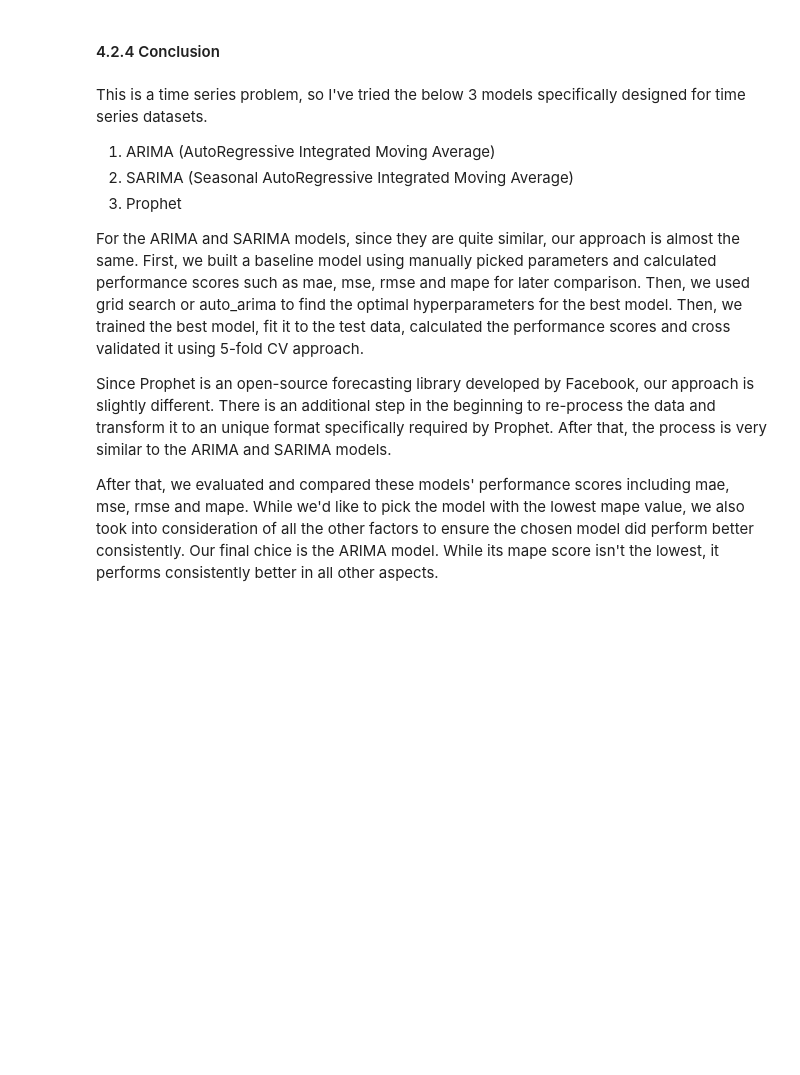
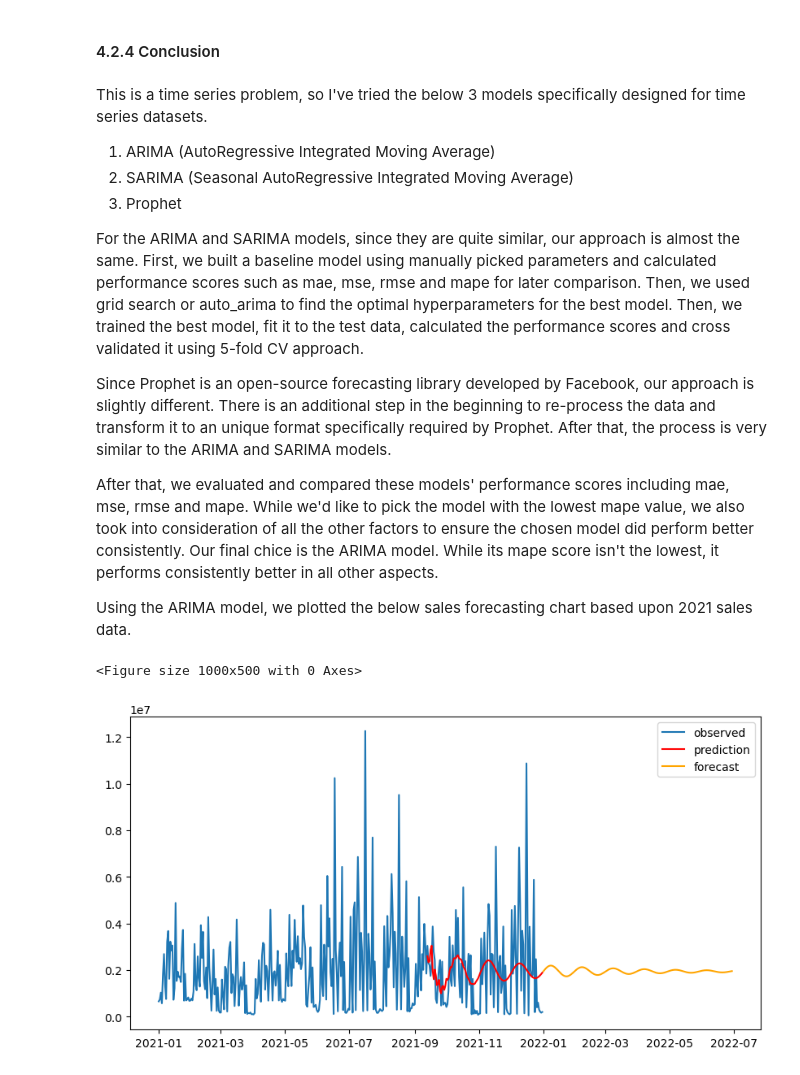
Before and after one commit to Code-charm/DataScienceCapstone2, a Jupyter notebook: Capstone3_Preprocessing And Modeling.ipynb, the cells around one changed output. Saved outputs shown, nothing was run; the diff lists cells and outputs as text; code cells hidden in the pictures; blank space fills up the shorter version.

```diff
--- a/Capstone3_Preprocessing And Modeling.ipynb
+++ b/Capstone3_Preprocessing And Modeling.ipynb
@@ -536,3 +536,20 @@ For the ARIMA and SARIMA models, since they are quite similar, our approach is a
 Since Prophet is an open-source forecasting library developed by Facebook, our approach is slightly different.  There is an additional step in the beginning to re-process the data and transform it to an unique format specifically required by Prophet. After that, the process is very similar to the ARIMA and SARIMA models.
 
 After that, we evaluated and compared these models' performance scores including mae, mse, rmse and mape.  While we'd like to pick the model with the lowest mape value, we also took into consideration of all the other factors to ensure the chosen model did perform better consistently.  Our final chice is the ARIMA model.  While its mape score isn't the lowest, it performs consistently better in all other aspects.
+
+Using the ARIMA model, we plotted the below sales forecasting chart based upon 2021 sales data.
+# %%
+arima = ARIMA(train, order=(8,0,6))
+results = arima.fit()
+prediction_arima = results.forecast(len(test)+180)
+plt.figure(figsize=(10, 5))
+plt.figure(figsize=(10, 5))
+plt.plot(df.index, df.values, label='observed')
+plt.plot(prediction_arima.index[:len(test)], prediction_arima.values[:len(test)], color='red', label='prediction')
+plt.plot(prediction_arima.index[len(test):], prediction_arima.values[len(test):], color='orange', label='forecast')
+
+plt.legend()
+plt.show()
+# %% [output]
+<Figure size 1000x500 with 0 Axes>
+[figure, added]
```
Also changed, not shown: parts of 10 cells of this notebook.
